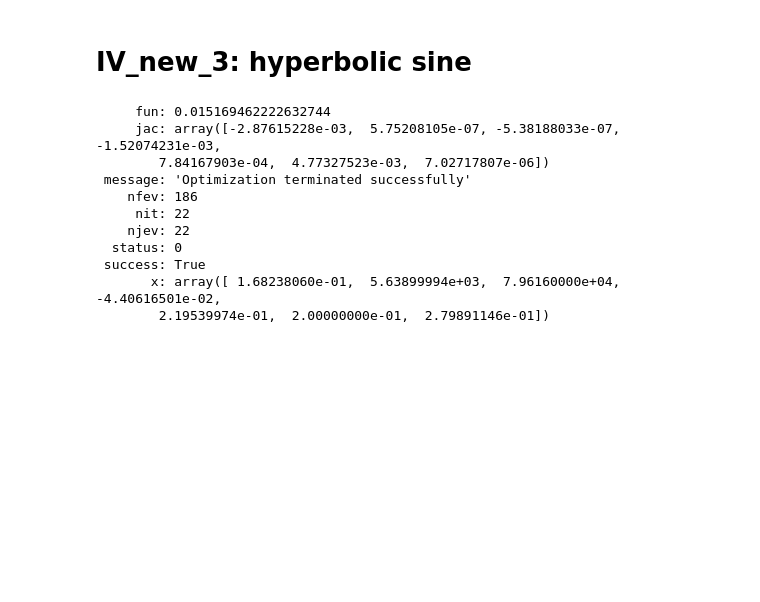
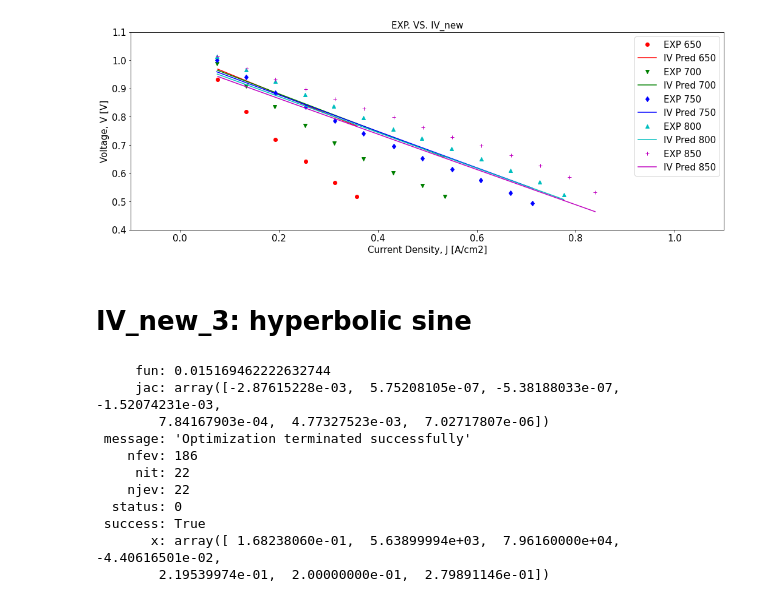
Before and after one commit to NGFC-Lib/NGFC-Lib, a Jupyter notebook: jupyter/Python_IV_Curve/2_IV_Model_Update/Match_Experimental_Data/SOFC_IV_Model_BV.ipynb, the cells around one changed output. Drawn from its saved outputs; the diff is of its cells as text; code cells hidden in the pictures; blank space fills up the shorter version.

```diff
--- a/jupyter/Python_IV_Curve/2_IV_Model_Update/Match_Experimental_Data/SOFC_IV_Model_BV.ipynb
+++ b/jupyter/Python_IV_Curve/2_IV_Model_Update/Match_Experimental_Data/SOFC_IV_Model_BV.ipynb
@@ -147,9 +187,10 @@ def IV_new_2(oT,fT,J,pO2air,pN2air,pH2,pH2O,pCO,pCO2,pCH4,pN2,pSys,
     #%-- Compute the activation polarization (old method or new pressurized method)
     #------------------------------------------------------------------
     if BVflag==0:
-    #  -- Old method
-        i0=BV_prexp*math.exp(-BV_Eact/R/Tk)
-        BV=(R*Tk/BV_alpha/F)*math.log((J/2.0/i0)+math.sqrt((J/2.0/i0)**2+1))
+    #  -- Old method###### BV_prexp(scaled) = BV_prexp/10000
+    ####### BV_Eact(scaled) = BV_Eact/R/T
+        i0=BV_prexp*math.exp(-BV_Eact)
+        BV=(R*Tk/BV_alpha/F)*math.log((J/2.0/(i0*10000))+math.sqrt((J/2.0/(i0*10000))**2+1))
     else:
     #  -- New method
         ioeff_f=BV_prexp2f*math.exp(-BV_Eact2f/R/Tk)*pO2anode**BV_gamma2f
@@ -395,3 +436,79 @@ def IV_new_2(oT,fT,J,pO2air,pN2air,pH2,pH2O,pCO,pCO2,pCH4,pN2,pSys,
     #--
     #-- return the voltage value
     return(V,Voc,Ohmic,BV,Cath,Anod)
+# %%
+# comparison between JHM-2017 experimental data and IV_new predicitons
+
+#initilize and optimize
+param_guess = (0.49, 3500/10000, 100000/R/Tk, 0.0, 0.0, 0.28, 0.28)
+
+# BV_alpha, BV_prexp, BV_Eact,V_loss=0.0, R_cont=0.0,
+# DsurfH2th1=0.1, DsurfH2th2=4.51e-5,
+# Fkn=True, d0_am=0.28,d0_cm=0.28, th_e=10
+
+Tlist = [650, 700, 750, 800, 850]
+th_e = 10
+param_fixed = [pO2air,pN2air,pH2,pH2O,pCO,pCO2,pCH4,pN2,pSys]
+
+def objective_function_JM(param_guess, param_fixed):
+
+    [pO2air,pN2air,pH2,pH2O,pCO,pCO2,pCH4,pN2,pSys] = param_fixed
+
+    filename = './ExperimentalData/JM2017/AllData_JM.csv'
+    data = np.loadtxt(open(filename, "rb"), delimiter=",", skiprows=1)
+    x = data[:,0]
+    y_exp = data[:,1]
+    Toper = data[:, 2]
+
+    y_model = np.zeros(len(y_exp))
+    for j in range(len(y_exp)):
+        y_model[j], Voc, Ohmic, BV, Cath, Anode = IV_new_2(Toper[j]+273.15,Toper[j]+273.15,x[j],
+                                                           pO2air,pN2air,pH2,pH2O,pCO,pCO2,pCH4,pN2,pSys,
+                                                           param_guess[0], param_guess[1], param_guess[2],
+                                                           param_guess[3], param_guess[4], 0.1, 4.51e-5,
+                                                             True,param_guess[5],param_guess[6])
+    rmse = mean_squared_error(y_exp, y_model, squared=False)
+    return rmse
+
+obj_guess = objective_function_JM(param_guess, param_fixed)
+bnds = ((0.3, 0.7), (0, None), (0, None), (None, 0), (0, None), (0.2, 2.0), (0.2, 2.0))
+result = minimize(objective_function_JM, param_guess, args = (param_fixed), method = 'SLSQP', bounds = bnds)
+print(result)
+
+# plot and comparison
+markerlist = ['o', 'v', 'd', '^', '+']
+colorlist = ['r', 'g', 'b', 'c', 'm']
+plt.figure(figsize=(17.5,6))
+
+for i in range(len(Tlist)):
+    oT = Tlist[i]+273.15
+    fT = oT
+
+    # plot exp data
+    filename = './ExperimentalData/JM2017/'+str(Tlist[i])+'.csv'
+    data = np.loadtxt(open(filename, "rb"), delimiter=",", skiprows=1)
+    plt.plot(data[:,0], data[:,1], colorlist[i]+markerlist[i], label = 'EXP '+str(Tlist[i]))
+
+    # initialize Jlist and Vlist
+    Jlist=np.linspace(np.amin(data[:,0]), np.amax(data[:,0]), num=20)   #Current density, unit [A/cm2]
+    Vlist = np.zeros(20)
+
+    # plot pred data
+    for j in range(20):
+        Vlist[j], Voc, Ohmic, BV, Cath, Anode = IV_new_2(oT,fT,Jlist[j],pO2air,pN2air,pH2,pH2O,pCO,pCO2,pCH4,pN2,pSys,
+                                                       result.x[0],result.x[1],result.x[2],
+                                                       result.x[3], result.x[4], 0.1, 4.51e-5,
+                                                       True,result.x[5],result.x[6])
+    plt.plot(Jlist, Vlist, colorlist[i]+'-', label = 'IV Pred '+str(Tlist[i]))
+
+plt.xticks(fontsize=15)
+plt.yticks(fontsize=15)
+plt.legend(loc='upper right', fontsize=15)
+plt.xlim(-0.1, 1.1)
+plt.ylim(0.4, 1.1)
+# ymin, ymax = plt.ylim()
+# plt.ylim(ymin-(ymax-ymin)*0.0, ymax+(ymax-ymin)*0.0)
+plt.xlabel('Current Density, J [A/cm2]', fontsize = 15)
+plt.ylabel('Voltage, V [V]', fontsize = 15)
+plt.title('EXP. VS. IV_new', fontsize = 15)
+# %% [output]
@@ -398,3 +527,4 @@ def IV_new_2(oT,fT,J,pO2air,pN2air,pH2,pH2O,pCO,pCO2,pCH4,pN2,pSys,
+[figure, added]
 # %% [markdown]
 # IV_new_3: hyperbolic sine
 # %%
```
Also changed, not shown: parts of 8 cells of this notebook.
